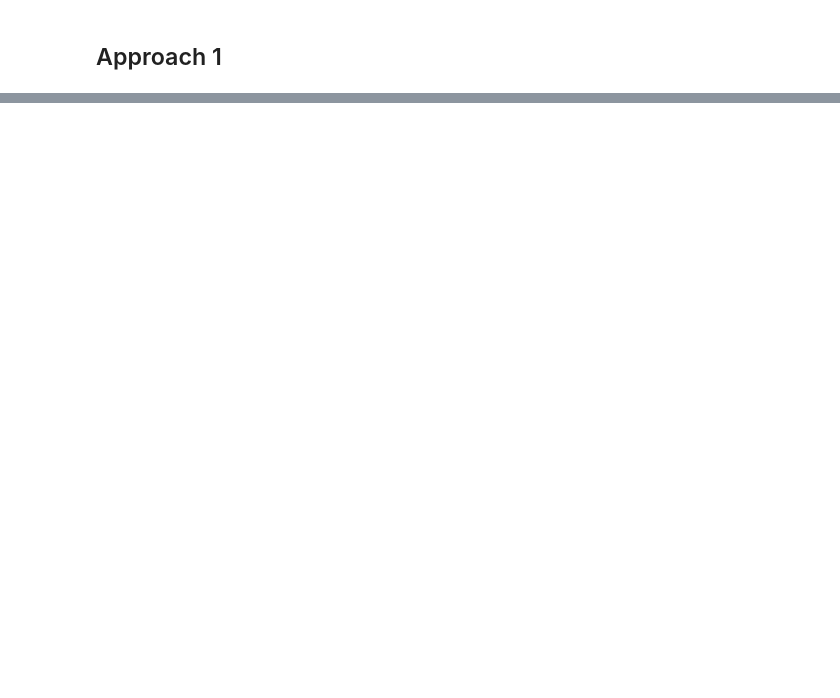
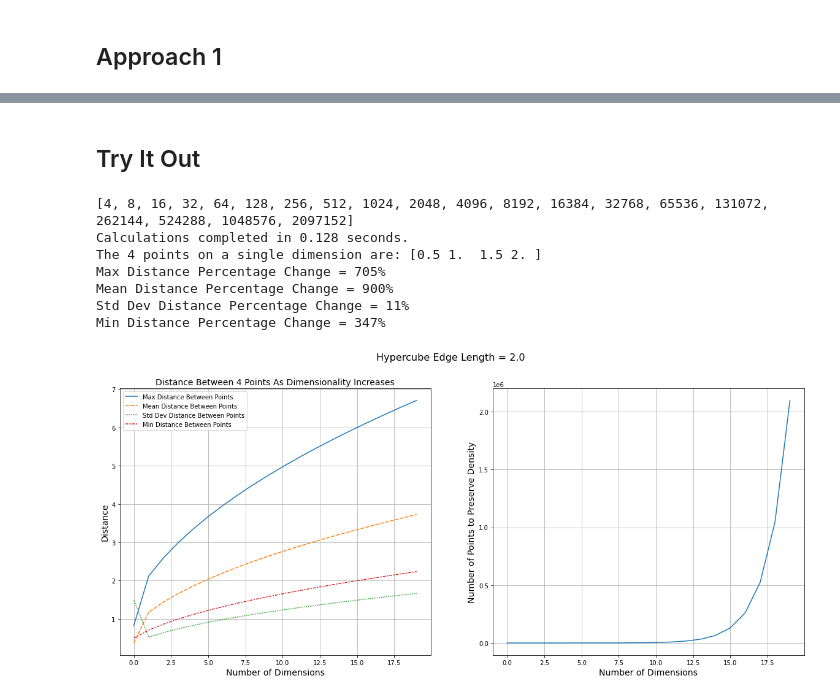
Before and after one commit to jsub10/Dimensionality, a Jupyter notebook: dimensionality.ipynb, the cells around one changed output, grey strips where cells are left out. Drawn from its saved outputs; the diff is of its cells as text; code cells hidden in the pictures; blank space fills up the shorter version.

```diff
--- a/dimensionality.ipynb
+++ b/dimensionality.ipynb
@@ -51,8 +55,12 @@ Another way to think about this is as a measure of density where density is the
 # %% [markdown]
 ## Approach 1
 # %%
-def create_data_array(m_rows, n_cols, repeat_array=1, custom_vector=[]):
+def create_data_array_OLD(m_rows, n_cols, repeat_array=1):
     '''
+    #### DEPRECATED ####
+    create_data_array below is more flexible.
+    #### ####
+
     Create an num_rows x num_cols array of random values in the interval (0, 1].
     num_rows is the dimensionality of the space and num_cols is the number of points
     along any single dimension.
@@ -60,8 +68,8 @@ def create_data_array(m_rows, n_cols, repeat_array=1, custom_vector=[]):
     When repeat_array = 0, the rows contain differnt vectors. E.g., [[0.1, 0.2], [0.5, 0.8], [0.2, 0.7]]
     When repeat_array = 1 (default), the rows all contain the same vector. E.g., [[0.1, 0.2], [0.1, 0.2], [0.1, 0.2]]
 
-    REQUIRES numpy, random
-    sampl = np.random.uniform(low=0.5, high=13.3, size=(50,))
+    REQUIRES numpy
+
     '''
     if repeat_array == 1:
         # Create the base vector
@@ -243,0 +373,18 @@ Generated in 1.544 seconds.
+# %% [markdown]
+## Try It Out
+# %%
+# Enter values for
+## num_points - the number of points you want to place in a hypercube
+## num_dims - the highest dimension hyercube you'd like to place the points in
+## Best to leave the other input values alone to start; play around with them once you're comfortable with what's up
+
+[df_desc_stats, df_pct_changes] = distance_per_dimension(num_points=4, num_dims=20, repeat_array=1, low=0.0, high=2.0, custom_vec=[0.5, 1.0, 1.5, 2.0])
+# %% [output]
+[4, 8, 16, 32, 64, 128, 256, 512, 1024, 2048, 4096, 8192, 16384, 32768, 65536, 131072, 262144, 524288, 1048576, 2097152]
+Calculations completed in 0.128 seconds.
+The 4 points on a single dimension are: [0.5 1.  1.5 2. ]
+Max Distance Percentage Change = 705%
+Mean Distance Percentage Change = 900%
+Std Dev Distance Percentage Change = 11%
+Min Distance Percentage Change = 347%
+[figure, added]
```
Also changed, not shown: parts of 14 cells of this notebook.
